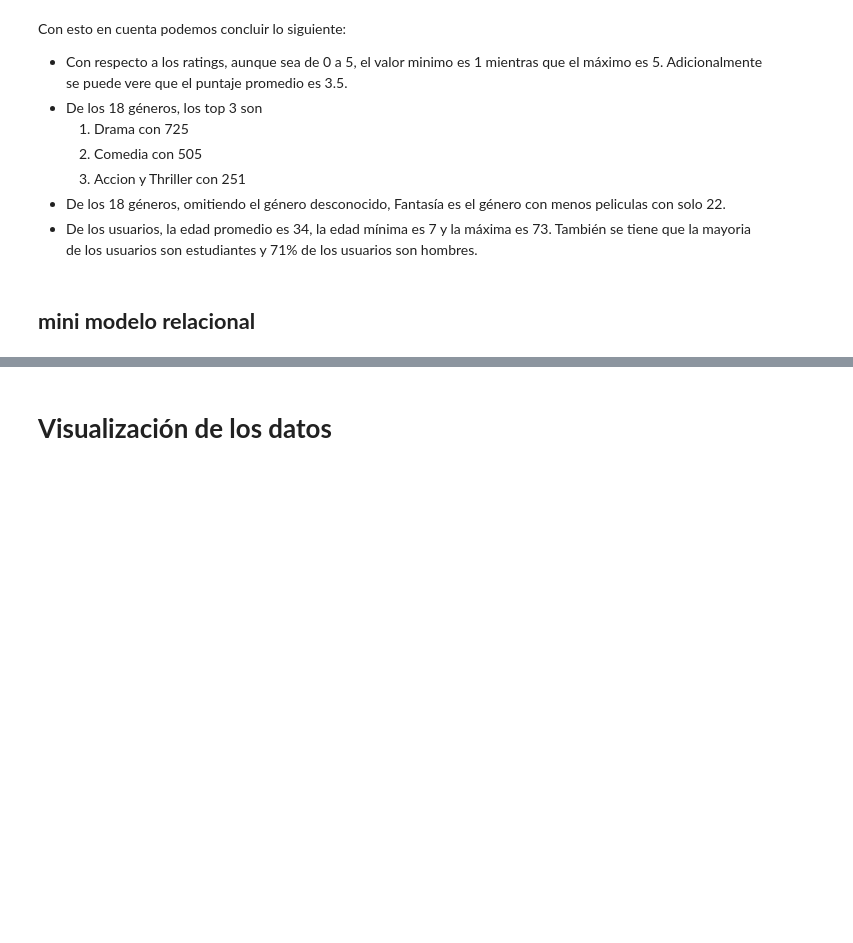
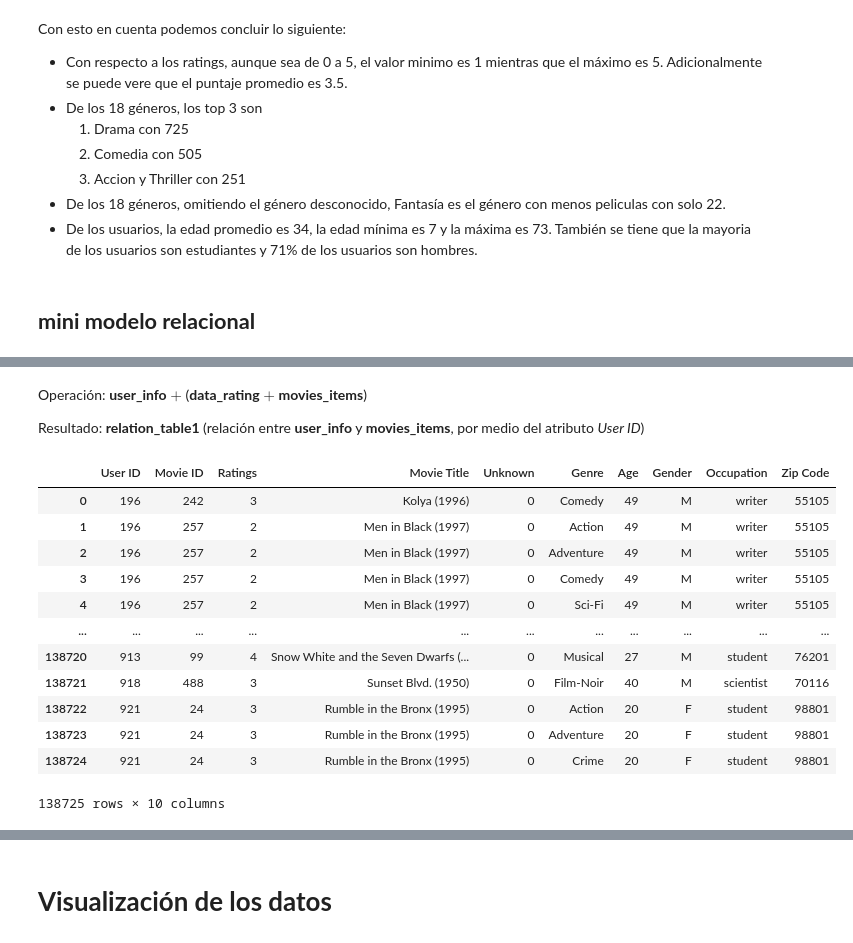
Before and after one commit to estebanhernandezr/Entregas-Semanales, a Jupyter notebook: SantiagoEsteban_AlvarezHernandez_ML_3.ipynb, the cells around one changed output, grey strips where cells are left out. Saved outputs shown, nothing was run; the diff lists cells and outputs as text; code cells hidden in the pictures; blank space fills up the shorter version.

```diff
--- a/SantiagoEsteban_AlvarezHernandez_ML_3.ipynb
+++ b/SantiagoEsteban_AlvarezHernandez_ML_3.ipynb
@@ -251,4 +309,5 @@ def fusionar_por_atributo(tab1, tab2, pivot):
 new_table = incorporar_genero_peliculas(movies_items)
 rating_movie = fusionar_por_atributo(data_ratings, new_table, 'Movie ID')
 rating_user = fusionar_por_atributo(data_ratings, user_info, 'User ID')
-fusionar_por_atributo(rating_user, rating_movie, 'Movie ID')
+relation_table1 = fusionar_por_atributo(rating_movie, user_info, 'User ID')
+relation_table2 = fusionar_por_atributo(rating_user, new_table, 'Movie ID')
@@ -285,0 +384,20 @@ fusionar_por_atributo(rating_user, rating_movie, 'Movie ID')
+# %% [markdown]
+Operación: **user_info** $+$ (**data_rating** $+$ **movies_items**)
+
+Resultado: **relation_table1** (relación entre **user_info** y **movies_items**, por medio del atributo *User ID*)
+# %%
+relation_table1
+# %% [output]
+|  | User ID | Movie ID | Ratings | Movie Title | Unknown | Genre | Age | Gender | Occupation | Zip Code |
+| 0 | 196 | 242 | 3 | Kolya (1996) | 0 | Comedy | 49 | M | writer | 55105 |
+| 1 | 196 | 257 | 2 | Men in Black (1997) | 0 | Action | 49 | M | writer | 55105 |
+| 2 | 196 | 257 | 2 | Men in Black (1997) | 0 | Adventure | 49 | M | writer | 55105 |
+| 3 | 196 | 257 | 2 | Men in Black (1997) | 0 | Comedy | 49 | M | writer | 55105 |
+| 4 | 196 | 257 | 2 | Men in Black (1997) | 0 | Sci-Fi | 49 | M | writer | 55105 |
+| ... | ... | ... | ... | ... | ... | ... | ... | ... | ... | ... |
+| 138720 | 913 | 99 | 4 | Snow White and the Seven Dwarfs (... | 0 | Musical | 27 | M | student | 76201 |
+| 138721 | 918 | 488 | 3 | Sunset Blvd. (1950) | 0 | Film-Noir | 40 | M | scientist | 70116 |
+| 138722 | 921 | 24 | 3 | Rumble in the Bronx (1995) | 0 | Action | 20 | F | student | 98801 |
+| 138723 | 921 | 24 | 3 | Rumble in the Bronx (1995) | 0 | Adventure | 20 | F | student | 98801 |
+| 138724 | 921 | 24 | 3 | Rumble in the Bronx (1995) | 0 | Crime | 20 | F | student | 98801 |
+138725 rows × 10 columns
```
Also changed, not shown: parts of 24 cells of this notebook.
